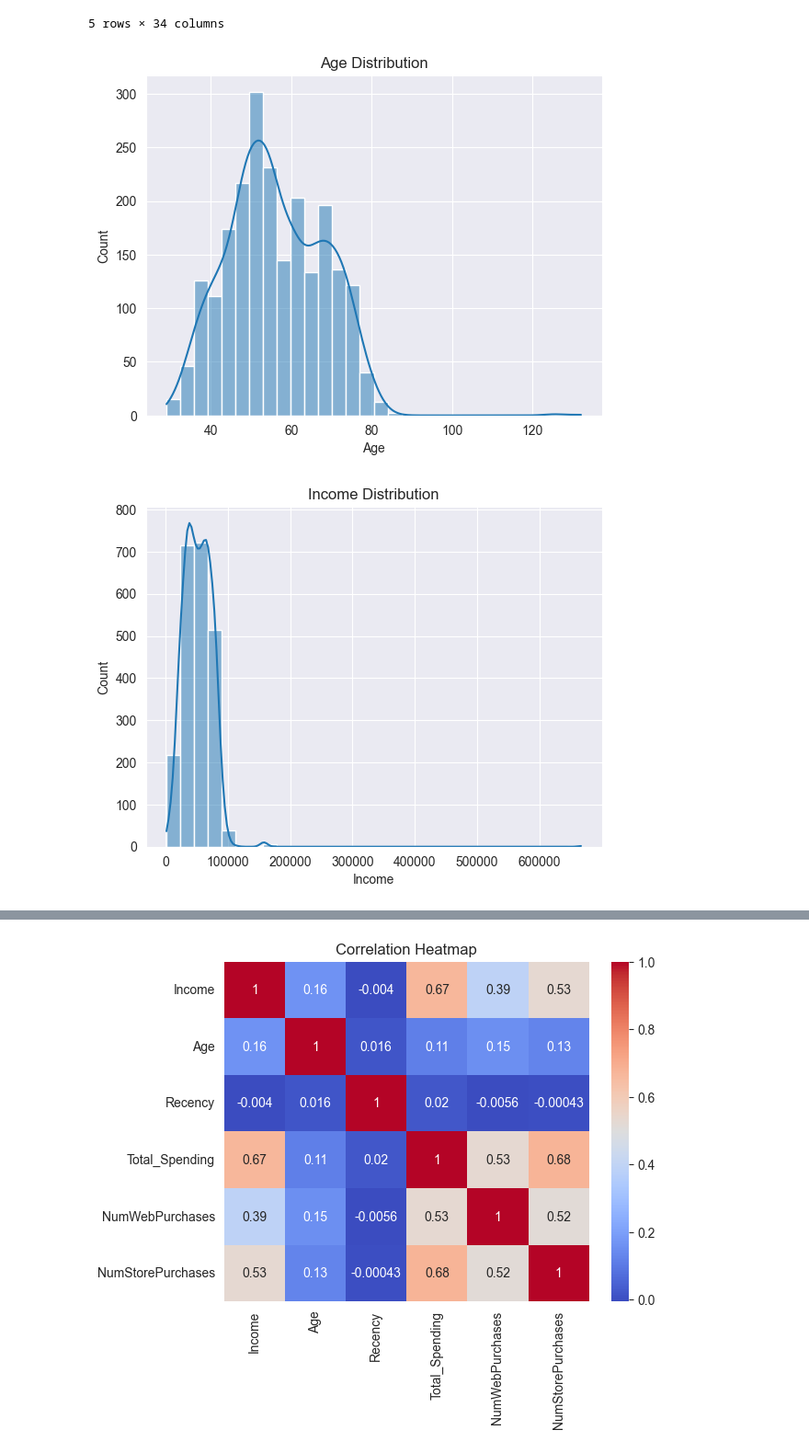
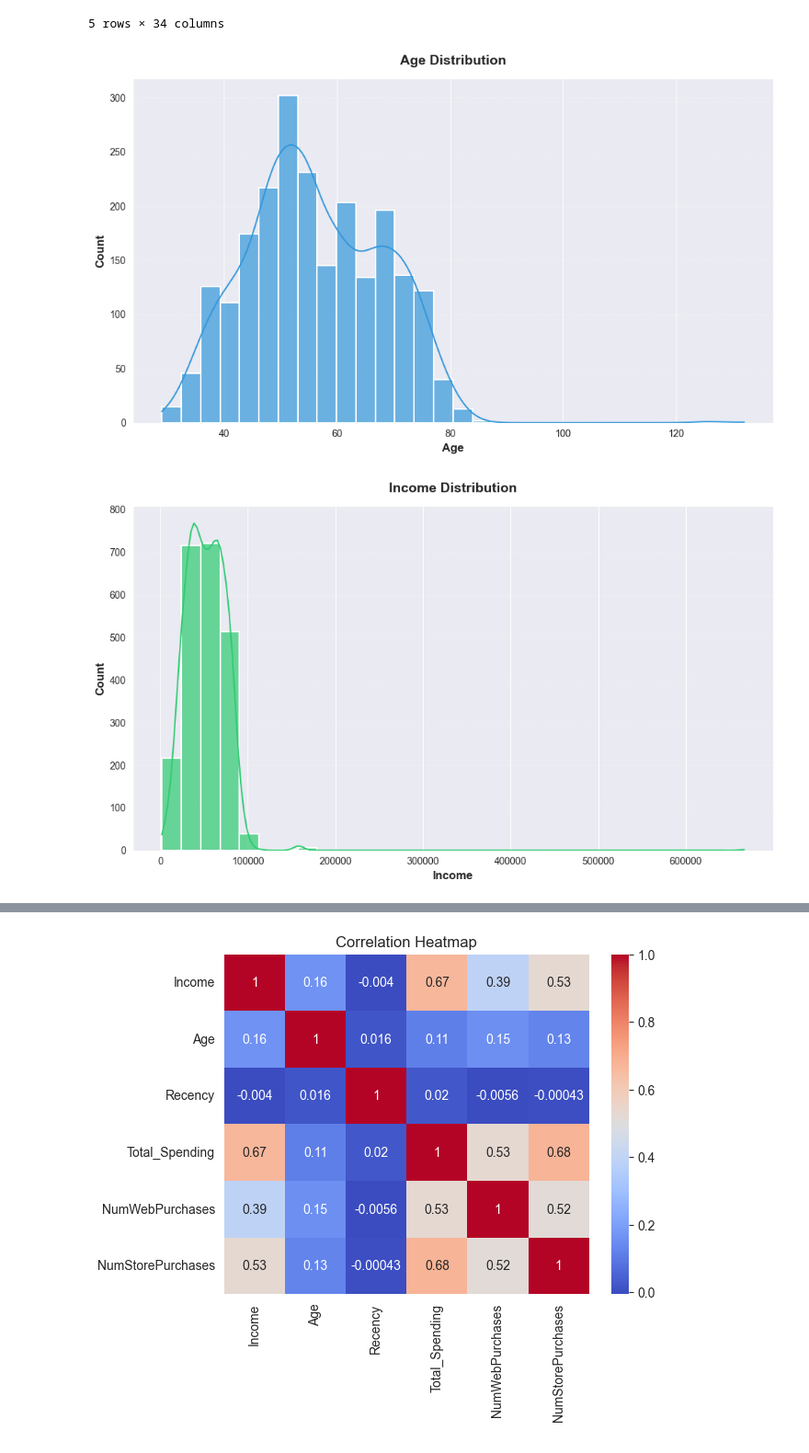
Before and after one commit to MateuszGruntkowski/Customer-Segmentation, a Jupyter notebook: data_analysis.ipynb, the cells around one changed output, grey strips where cells are left out. Shown at 92% size. Saved outputs shown, nothing was run; the diff lists cells and outputs as text; code cells hidden in the pictures.

Commit message:
Improved plots

```diff
--- a/data_analysis.ipynb
+++ b/data_analysis.ipynb
@@ -16,15 +16,45 @@ df.head()
 | 4 | 4 | 5324 | 1981 | PhD | Married | 58293.0 | 1 | 0 | 2014-01-19 | ... |
 5 rows × 34 columns
 # %%
-sns.histplot(df["Age"], bins=30, kde=True)
-plt.title("Age Distribution")
+fig, ax = plt.subplots(figsize=(10, 6))
+fig.patch.set_facecolor('white')
+
+sns.histplot(df["Age"], bins=30, kde=True,
+             color='#3498db', alpha=0.7,
+             edgecolor='white', linewidth=1.5, ax=ax)
+
+plt.title("Age Distribution", fontsize=14, fontweight='bold', pad=15)
+plt.xlabel("Age", fontsize=12, fontweight='bold')
+plt.ylabel("Count", fontsize=12, fontweight='bold')
+plt.grid(axis='y', alpha=0.3, linestyle='--', linewidth=0.7)
+ax.set_axisbelow(True)
+
+ax.spines['top'].set_visible(False)
+ax.spines['right'].set_visible(False)
+
+plt.tight_layout()
 plt.show()
 # %% [output]
-[figure, old version]
+[figure, new version]
 # %%
-sns.histplot(df["Income"], bins=30, kde=True)
-plt.title("Income Distribution")
+fig, ax = plt.subplots(figsize=(10, 6))
+fig.patch.set_facecolor('white')
+
+sns.histplot(df["Income"], bins=30, kde=True,
+             color='#2ecc71', alpha=0.7,
+             edgecolor='white', linewidth=1.5, ax=ax)
+
+plt.title("Income Distribution", fontsize=14, fontweight='bold', pad=15)
+plt.xlabel("Income", fontsize=12, fontweight='bold')
+plt.ylabel("Count", fontsize=12, fontweight='bold')
+plt.grid(axis='y', alpha=0.3, linestyle='--', linewidth=0.7)
+ax.set_axisbelow(True)
+
+ax.spines['top'].set_visible(False)
+ax.spines['right'].set_visible(False)
+
+plt.tight_layout()
 plt.show()
 # %% [output]
-[figure, old version]
+[figure, new version]
 # %%
```
Also changed, not shown: parts of 6 cells of this notebook.
